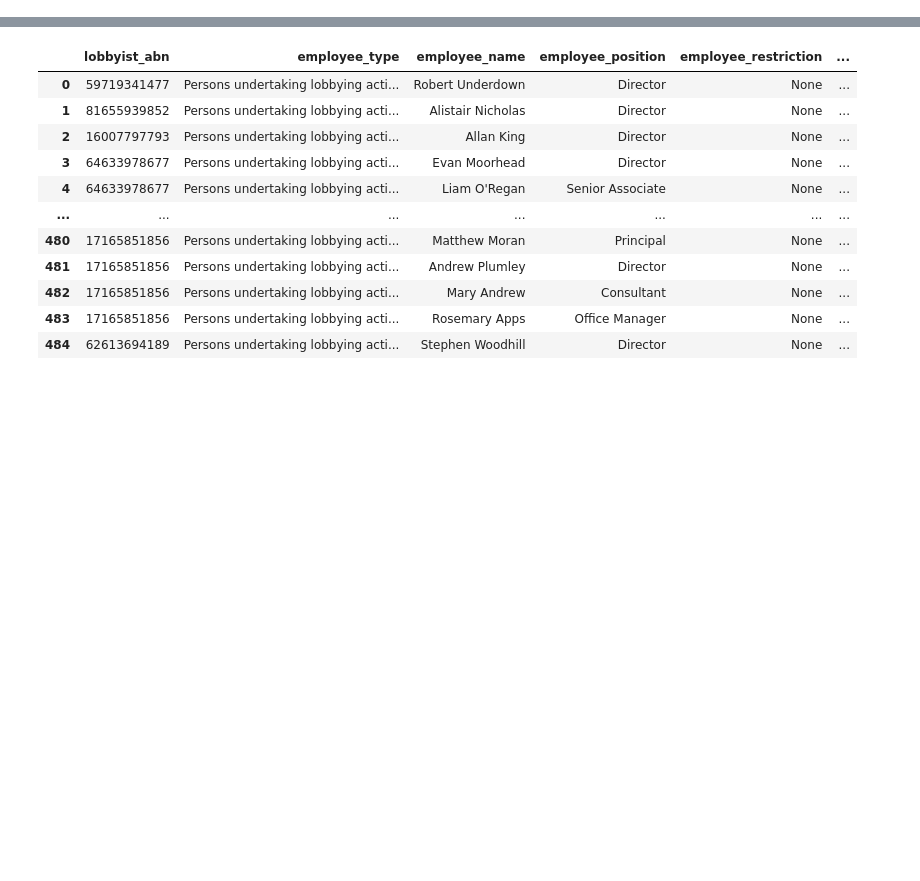
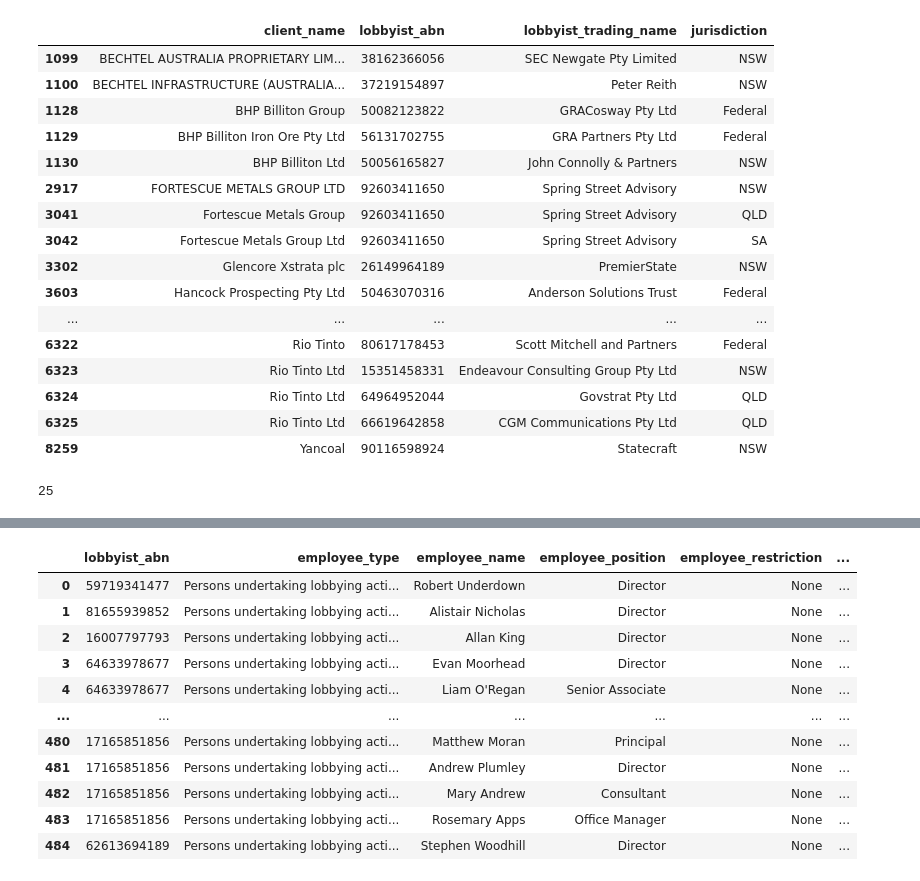
Before and after one commit to sjeruto/ARDC-Project, a Jupyter notebook: notebooks/mg_workbook.ipynb, the cells around one changed output, grey strips where cells are left out. Drawn from its saved outputs; the diff is of its cells as text; code cells hidden in the pictures; blank space fills up the shorter version.

Commit message:
wrote up query to search lobbyist clients for mining companies

```diff
--- a/notebooks/mg_workbook.ipynb
+++ b/notebooks/mg_workbook.ipynb
@@ -11,3 +11,7 @@ import pandas as pd
 module_path = os.path.abspath(os.path.join('..'))
 if module_path not in sys.path:
     sys.path.append(module_path)
+
+import sqlite3
+cnx = sqlite3.connect('../data.db')
+import numpy as np
@@ -14,3 +76,71 @@ if module_path not in sys.path:
+# %%
+def _is_mining_company(client_name):
+    # http://iminco.net/queensland-mining-companies/
+
+    mining_companies = [
+        'Adani Mining',
+        'Anglo Coal',
+        'BHP Billiton',
+        'Caledon Coal',
+        'Carabella Resources',
+        'Citigold',
+        'Ensham Resources',
+        'Ernest Henry Mining',
+        'Jellinbah Group',
+        'New Hope Coal',
+        'Newlands Coal',
+        'Oaky Creek Coal',
+        'Opal Horizon',
+        'Peabody Energy',
+        'Perilya Mines',
+        'Qcoal',
+        'Rio Tinto',
+        'Rio Tinto',
+        'Yancoal',
+
+        # http://iminco.net/mining-companies-australia/
+
+        'Bechtel',
+        'Cuesta Coal',
+        'Fortescue Metals',
+        'GLOUCESTER COAL',
+        'GVK Industries',
+        'Hancock Prospecting',
+        'Tinkler',
+        'Newmont Corporation',
+        'OZ MINERALS' ,
+        'Xstrata'
+    ]
+
+    found = [name for name in mining_companies if name.lower() in client_name.lower()]
+    return len(found) > 0
+
+is_mining_company = np.vectorize(_is_mining_company)
+mining_lobbyists_df = all_clients_df[is_mining_company(all_clients_df['client_name'])]
+# mining_lobbyists_df[['lobbyist_abn', 'lobbyist_trading_name']].groupby(['lobbyist_abn', 'lobbyist_trading_name']).mean()
+mining_lobbyists_df
+# %% [output]
+|  | client_name | lobbyist_abn | lobbyist_trading_name | jurisdiction |
+| 1099 | BECHTEL AUSTRALIA PROPRIETARY LIM... | 38162366056 | SEC Newgate Pty Limited | NSW |
+| 1100 | BECHTEL INFRASTRUCTURE (AUSTRALIA... | 37219154897 | Peter Reith | NSW |
+| 1128 | BHP Billiton Group | 50082123822 | GRACosway Pty Ltd | Federal |
+| 1129 | BHP Billiton Iron Ore Pty Ltd | 56131702755 | GRA Partners Pty Ltd | Federal |
+| 1130 | BHP Billiton Ltd | 50056165827 | John Connolly & Partners | NSW |
+| 2917 | FORTESCUE METALS GROUP LTD | 92603411650 | Spring Street Advisory | NSW |
+| 3041 | Fortescue Metals Group | 92603411650 | Spring Street Advisory | QLD |
+| 3042 | Fortescue Metals Group Ltd | 92603411650 | Spring Street Advisory | SA |
+| 3302 | Glencore Xstrata plc | 26149964189 | PremierState | NSW |
+| 3603 | Hancock Prospecting Pty Ltd | 50463070316 | Anderson Solutions Trust | Federal |
+| ... | ... | ... | ... | ... |
+| 6322 | Rio Tinto | 80617178453 | Scott Mitchell and Partners | Federal |
+| 6323 | Rio Tinto Ltd | 15351458331 | Endeavour Consulting Group Pty Ltd | NSW |
+| 6324 | Rio Tinto Ltd | 64964952044 | Govstrat Pty Ltd | QLD |
+| 6325 | Rio Tinto Ltd | 66619642858 | CGM Communications Pty Ltd | QLD |
+| 8259 | Yancoal | 90116598924 | Statecraft | NSW |
+# %%
+len(mining_lobbyists_df)
+# %% [output]
+25
 # %%
 lobbyists_df = pd.read_excel('../Lobbyist Export.xls', 'Lobbyists')
 lobbyists_df.columns = lobbyists_df.columns.str.replace(' ', '_')
```
Also changed, not shown: parts of 3 cells of this notebook.
